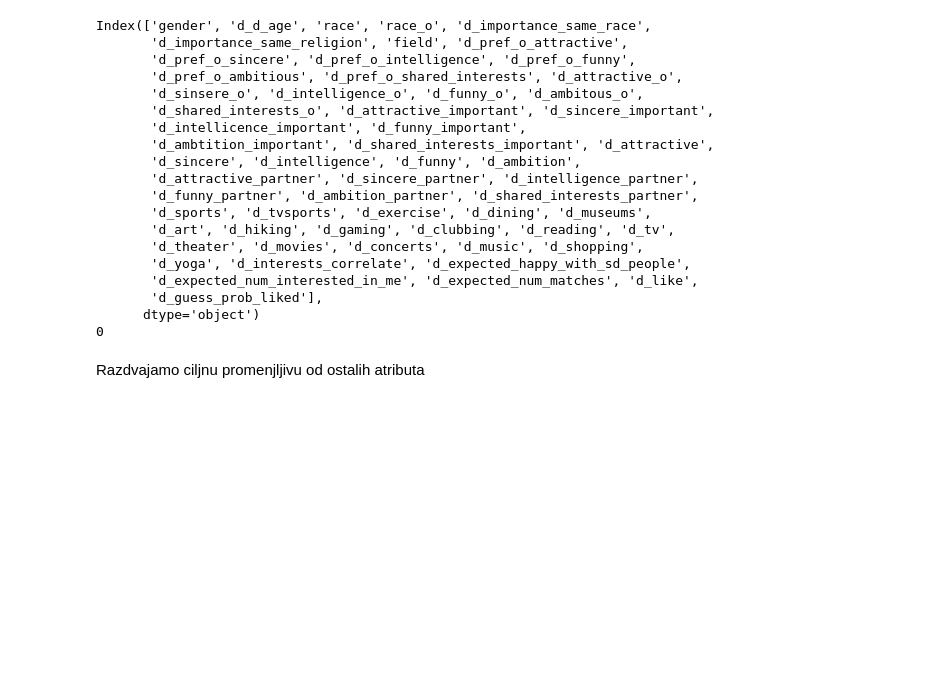
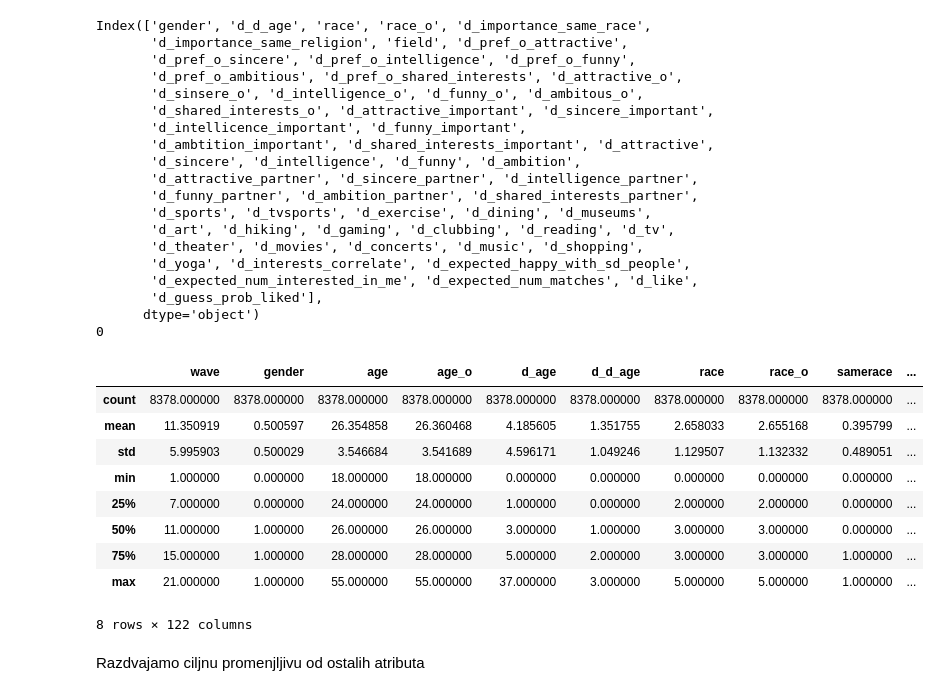
Before and after one commit to MATF-istrazivanje-podataka-1/2023_Data_Mining_SpeedDating_Dataset, a Jupyter notebook: analizaIPretprocesiranje.ipynb, the cells around one changed output. Saved outputs shown, nothing was run; the diff lists cells and outputs as text; code cells hidden in the pictures; blank space fills up the shorter version.

```diff
--- a/analizaIPretprocesiranje.ipynb
+++ b/analizaIPretprocesiranje.ipynb
@@ -213,6 +213,19 @@ Index(['gender', 'd_d_age', 'race', 'race_o', 'd_importance_same_race',
        'd_guess_prob_liked'],
       dtype='object')
 0
+# %%
+data.describe()
+# %% [output]
+|  | wave | gender | age | age_o | d_age | d_d_age | race | race_o | samerace | ... |
+| count | 8378.000000 | 8378.000000 | 8378.000000 | 8378.000000 | 8378.000000 | 8378.000000 | 8378.000000 | 8378.000000 | 8378.000000 | ... |
+| mean | 11.350919 | 0.500597 | 26.354858 | 26.360468 | 4.185605 | 1.351755 | 2.658033 | 2.655168 | 0.395799 | ... |
+| std | 5.995903 | 0.500029 | 3.546684 | 3.541689 | 4.596171 | 1.049246 | 1.129507 | 1.132332 | 0.489051 | ... |
+| min | 1.000000 | 0.000000 | 18.000000 | 18.000000 | 0.000000 | 0.000000 | 0.000000 | 0.000000 | 0.000000 | ... |
+| 25% | 7.000000 | 0.000000 | 24.000000 | 24.000000 | 1.000000 | 0.000000 | 2.000000 | 2.000000 | 0.000000 | ... |
+| 50% | 11.000000 | 1.000000 | 26.000000 | 26.000000 | 3.000000 | 1.000000 | 3.000000 | 3.000000 | 0.000000 | ... |
+| 75% | 15.000000 | 1.000000 | 28.000000 | 28.000000 | 5.000000 | 2.000000 | 3.000000 | 3.000000 | 1.000000 | ... |
+| max | 21.000000 | 1.000000 | 55.000000 | 55.000000 | 37.000000 | 3.000000 | 5.000000 | 5.000000 | 1.000000 | ... |
+8 rows × 122 columns
 # %% [markdown]
 Razdvajamo ciljnu promenjljivu od ostalih atributa
 # %%
```
Also changed, not shown: parts of 7 cells of this notebook.
